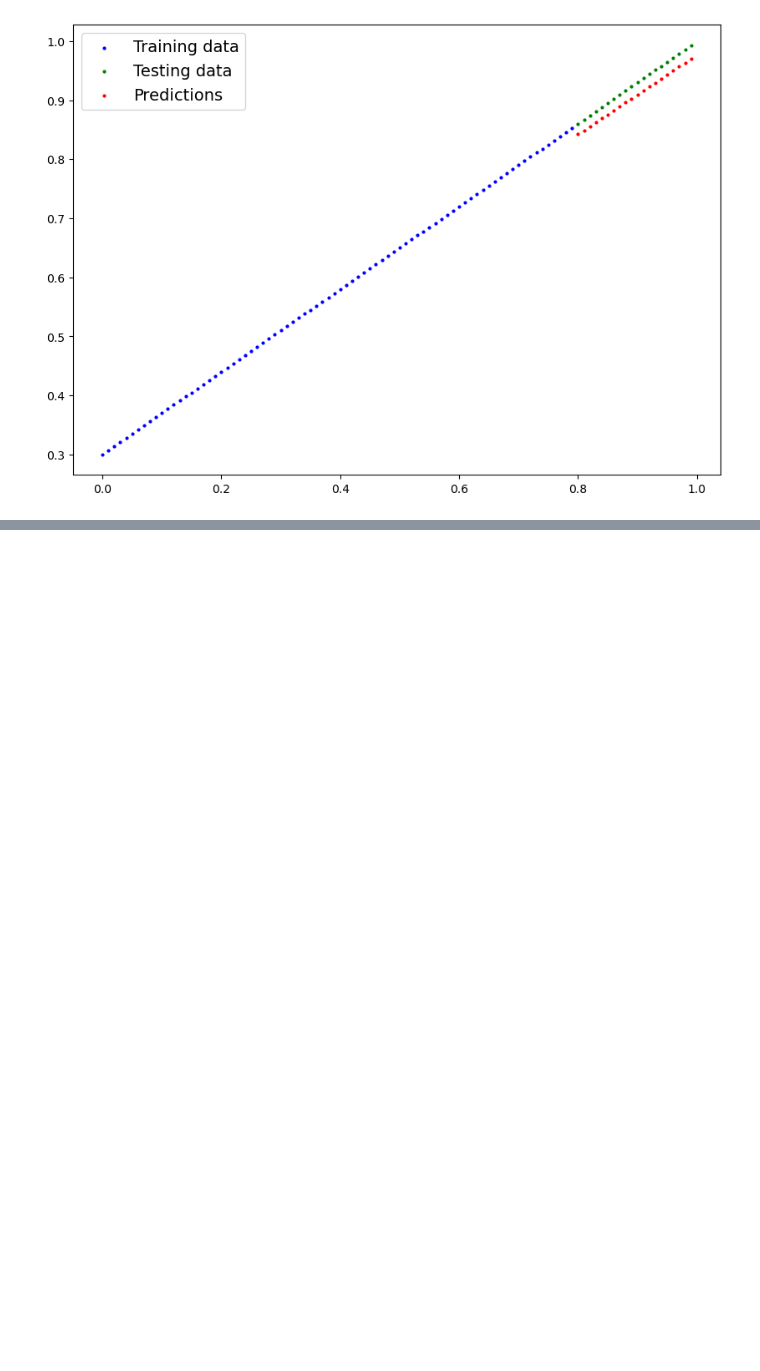
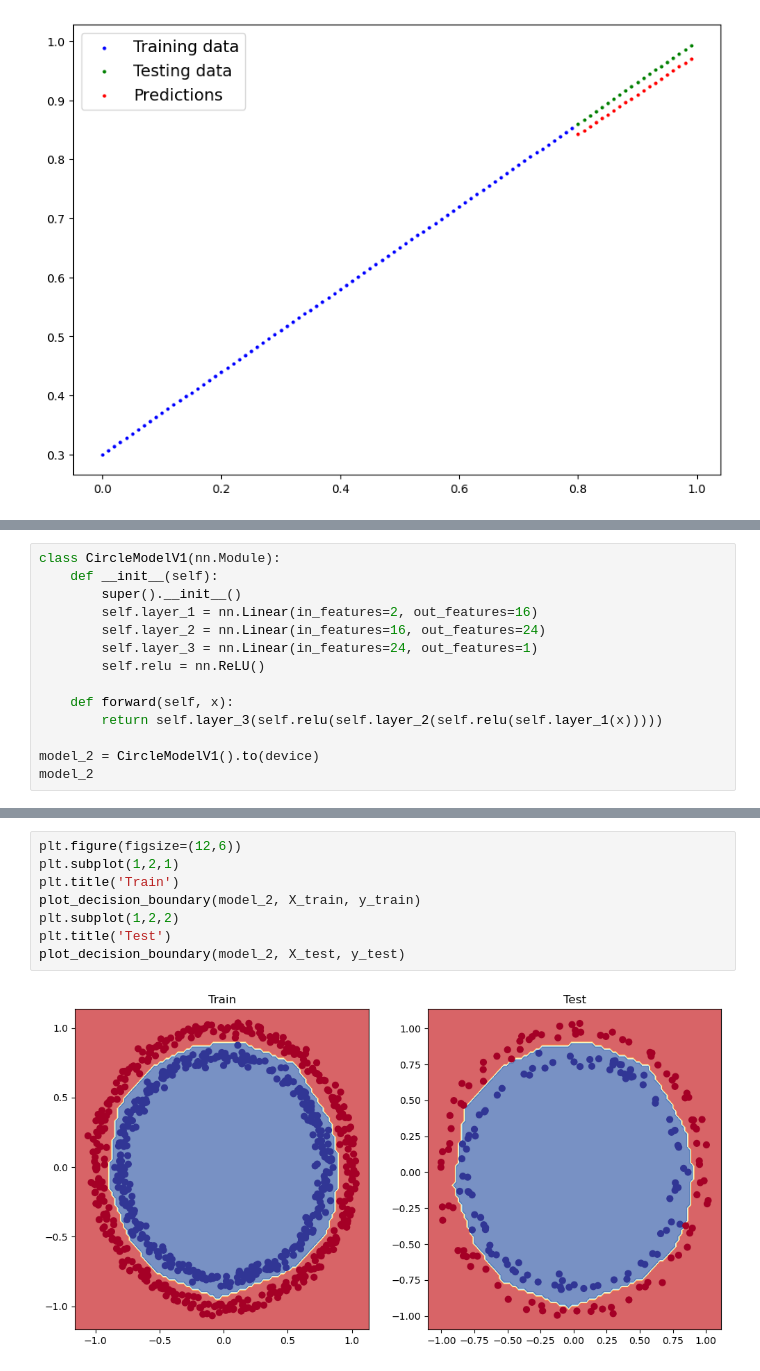
Before and after one commit to virvihuta/vh-learning-playground, a Jupyter notebook: 02_pytorch_classification.ipynb, the cells around one changed output, grey strips where cells are left out. Cells and saved outputs as stored; diff of their text form; blank space fills up the shorter version.

Commit message:
100% accuracy, got it working, used relu non linear. Recreated relu and sigmoid

```diff
--- a/02_pytorch_classification.ipynb
+++ b/02_pytorch_classification.ipynb
@@ -520,0 +535,14 @@ plot_predictions(train_data=X_train_reg.cpu(), train_labels=y_train_reg.cpu(), t
+# %%
+class CircleModelV1(nn.Module):
+    def __init__(self):
+        super().__init__()
+        self.layer_1 = nn.Linear(in_features=2, out_features=16)
+        self.layer_2 = nn.Linear(in_features=16, out_features=24)
+        self.layer_3 = nn.Linear(in_features=24, out_features=1)
+        self.relu = nn.ReLU()
+
+    def forward(self, x):
+        return self.layer_3(self.relu(self.layer_2(self.relu(self.layer_1(x)))))
+
+model_2 = CircleModelV1().to(device)
+model_2
@@ -520,0 +605,10 @@ plot_predictions(train_data=X_train_reg.cpu(), train_labels=y_train_reg.cpu(), t
+# %%
+plt.figure(figsize=(12,6))
+plt.subplot(1,2,1)
+plt.title('Train')
+plot_decision_boundary(model_2, X_train, y_train)
+plt.subplot(1,2,2)
+plt.title('Test')
+plot_decision_boundary(model_2, X_test, y_test)
+# %% [output]
+[figure, added]
```
Also changed, not shown: parts of 15 cells of this notebook.
